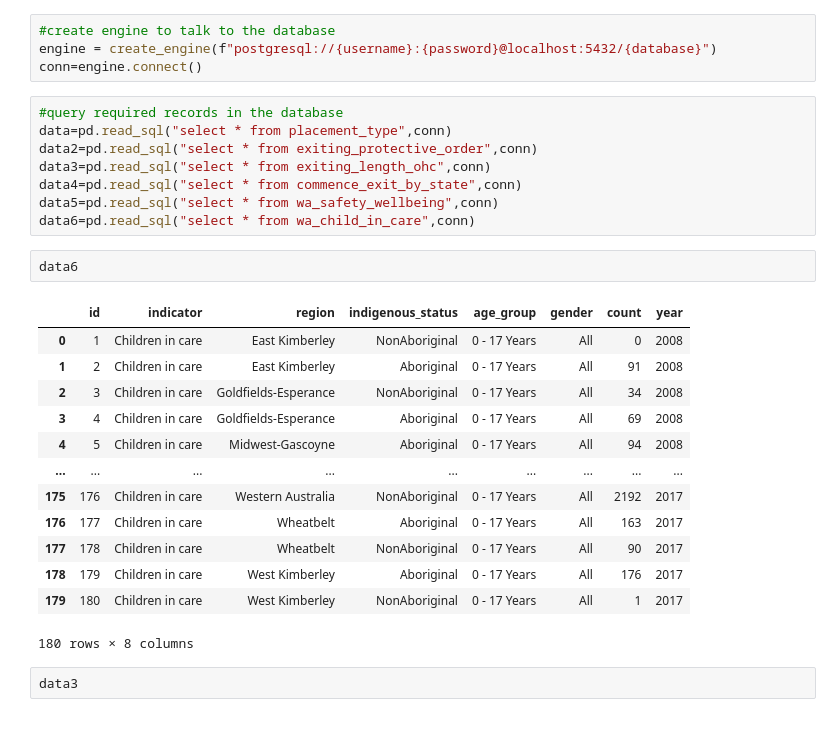
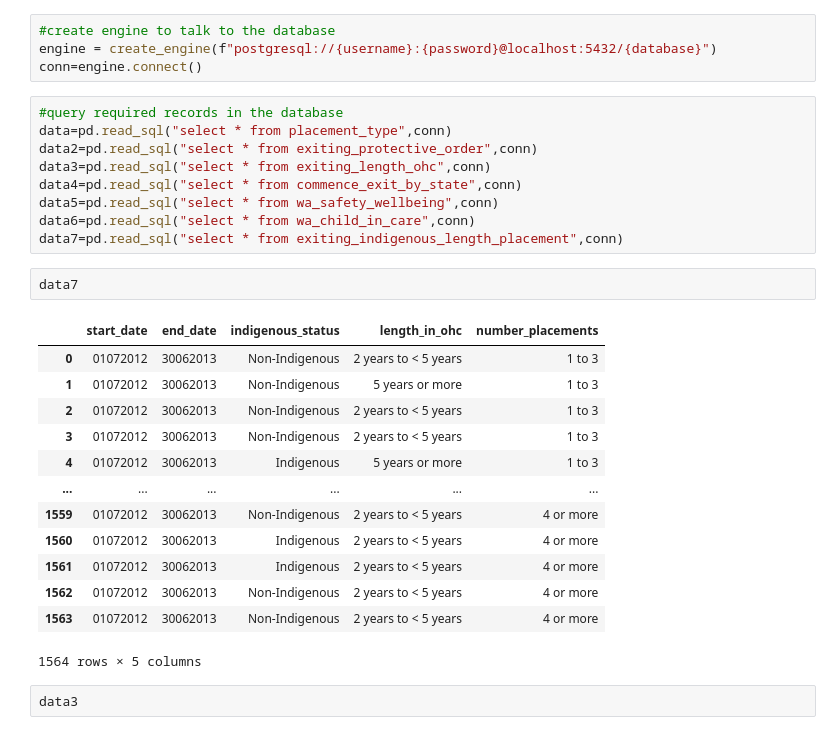
Before and after one commit to BonnerDev/final-project, a Jupyter notebook: workbook.ipynb, the cells around one changed output. Drawn from its saved outputs; the diff is of its cells as text.

```diff
--- a/workbook.ipynb
+++ b/workbook.ipynb
@@ -17,22 +17,23 @@ data3=pd.read_sql("select * from exiting_length_ohc",conn)
 data4=pd.read_sql("select * from commence_exit_by_state",conn)
 data5=pd.read_sql("select * from wa_safety_wellbeing",conn)
 data6=pd.read_sql("select * from wa_child_in_care",conn)
+data7=pd.read_sql("select * from exiting_indigenous_length_placement",conn)
-# %%
-data6
-# %% [output]
-|  | id | indicator | region | indigenous_status | age_group | gender | count | year |
-| 0 | 1 | Children in care | East Kimberley | NonAboriginal | 0 - 17 Years | All | 0 | 2008 |
-| 1 | 2 | Children in care | East Kimberley | Aboriginal | 0 - 17 Years | All | 91 | 2008 |
-| 2 | 3 | Children in care | Goldfields-Esperance | NonAboriginal | 0 - 17 Years | All | 34 | 2008 |
-| 3 | 4 | Children in care | Goldfields-Esperance | Aboriginal | 0 - 17 Years | All | 69 | 2008 |
-| 4 | 5 | Children in care | Midwest-Gascoyne | Aboriginal | 0 - 17 Years | All | 94 | 2008 |
-| ... | ... | ... | ... | ... | ... | ... | ... | ... |
-| 175 | 176 | Children in care | Western Australia | NonAboriginal | 0 - 17 Years | All | 2192 | 2017 |
-| 176 | 177 | Children in care | Wheatbelt | Aboriginal | 0 - 17 Years | All | 163 | 2017 |
-| 177 | 178 | Children in care | Wheatbelt | NonAboriginal | 0 - 17 Years | All | 90 | 2017 |
-| 178 | 179 | Children in care | West Kimberley | Aboriginal | 0 - 17 Years | All | 176 | 2017 |
-| 179 | 180 | Children in care | West Kimberley | NonAboriginal | 0 - 17 Years | All | 1 | 2017 |
-180 rows × 8 columns
+# %%
+data7
+# %% [output]
+|  | start_date | end_date | indigenous_status | length_in_ohc | number_placements |
+| 0 | 01072012 | 30062013 | Non-Indigenous | 2 years to < 5 years | 1 to 3 |
+| 1 | 01072012 | 30062013 | Non-Indigenous | 5 years or more | 1 to 3 |
+| 2 | 01072012 | 30062013 | Non-Indigenous | 2 years to < 5 years | 1 to 3 |
+| 3 | 01072012 | 30062013 | Non-Indigenous | 2 years to < 5 years | 1 to 3 |
+| 4 | 01072012 | 30062013 | Indigenous | 5 years or more | 1 to 3 |
+| ... | ... | ... | ... | ... | ... |
+| 1559 | 01072012 | 30062013 | Non-Indigenous | 2 years to < 5 years | 4 or more |
+| 1560 | 01072012 | 30062013 | Indigenous | 2 years to < 5 years | 4 or more |
+| 1561 | 01072012 | 30062013 | Indigenous | 2 years to < 5 years | 4 or more |
+| 1562 | 01072012 | 30062013 | Non-Indigenous | 2 years to < 5 years | 4 or more |
+| 1563 | 01072012 | 30062013 | Non-Indigenous | 2 years to < 5 years | 4 or more |
+1564 rows × 5 columns
 # %%
 data3
 # %% [output]
```
Also changed, not shown: parts of 5 cells of this notebook, 4 other files.
